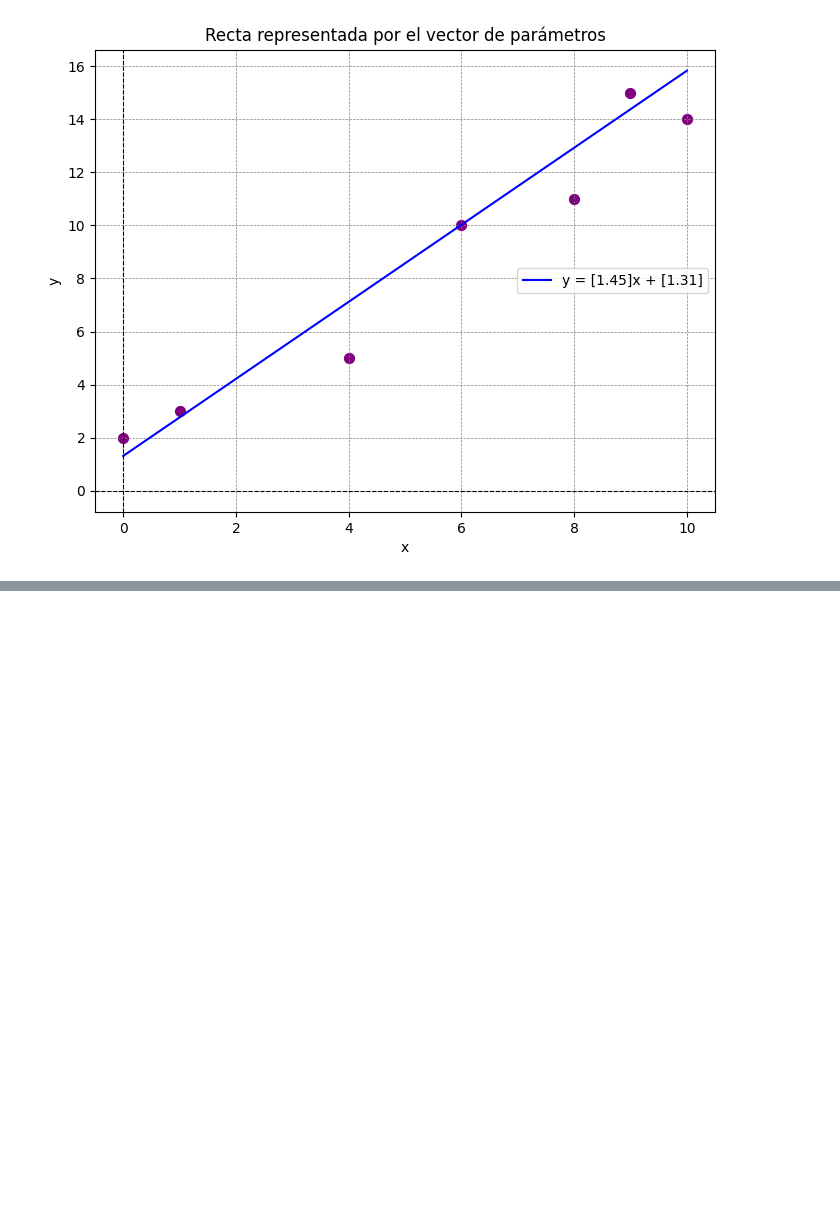
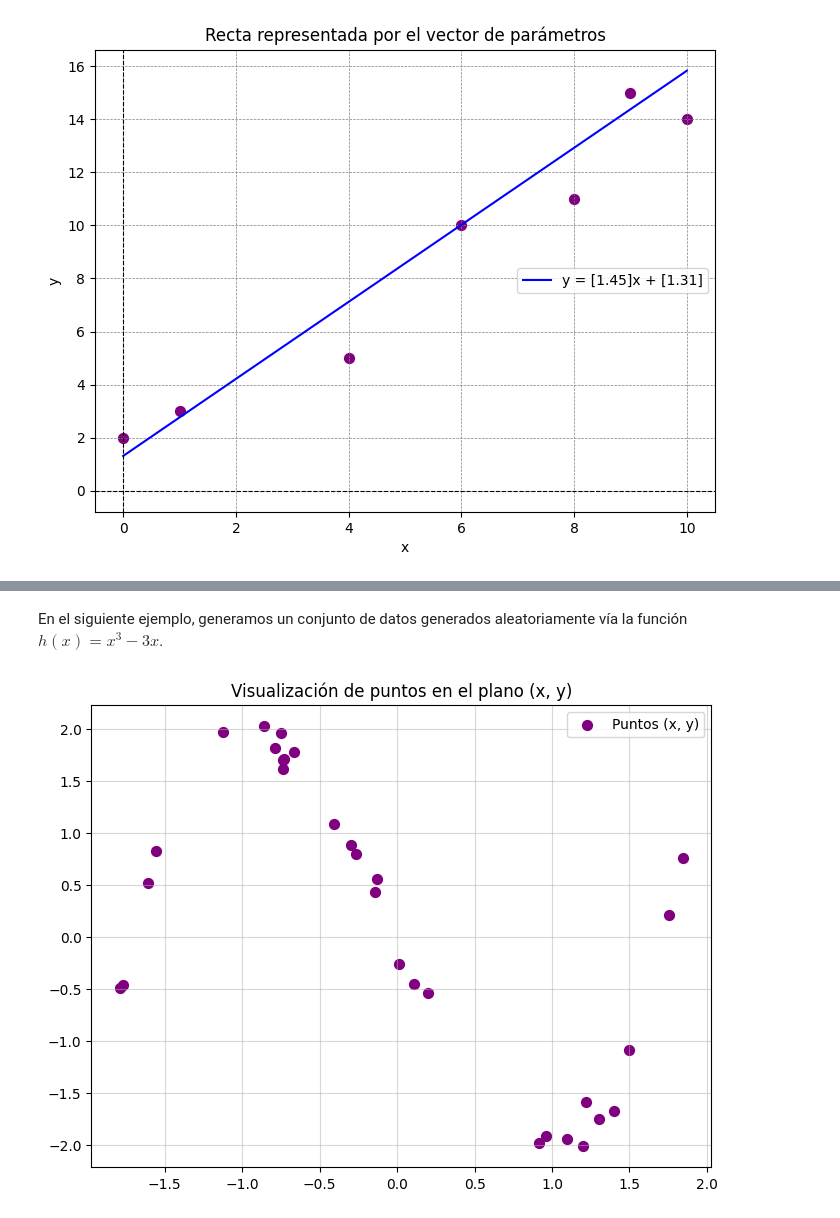
Before and after one commit to unalmedmathnum/Gomez-Lopera-Salazar-TAREA2, a Jupyter notebook: Least_Squares.ipynb, the cells around one changed output, grey strips where cells are left out. Cells and saved outputs as stored; diff of their text form; code cells hidden in the pictures; blank space fills up the shorter version.

```diff
--- a/Least_Squares.ipynb
+++ b/Least_Squares.ipynb
@@ -163,0 +174,31 @@ points_y = Y  # Coordenadas y correspondientes
+# %%
+import numpy as np
+
+def gen_data(n, i, j, f):
+    # Generate n random samples in the range [i, j)
+    X = np.random.uniform(i, j, n)
+
+    # Add noise to the function f(x)
+    f_noisy = lambda x: f(x) + np.random.normal(0, 0.1)  # Adjust noise level as needed
+
+    # Apply the noisy function to X to generate Y
+    Y = np.array([f_noisy(x) for x in X])
+
+    return X, Y
+# %% [markdown]
+En el siguiente ejemplo, generamos un conjunto de datos generados aleatoriamente vía la función $h(x) = x^3 - 3x$.
+# %%
+X, Y = gen_data(30, -2, 2, lambda x: x**3 - 3*x)
+
+# Crear puntos (x, y) en el plano
+points_x = X.flatten()  # Extraer coordenadas x
+points_y = Y  # Coordenadas y correspondientes
+
+plt.figure(figsize= (8, 6))
+plt.scatter(points_x, points_y, color='purple', label='Puntos (x, y)', s=50, )
+plt.grid(alpha=0.5)
+plt.title('Visualización de puntos en el plano (x, y)')
+plt.legend()
+plt.show()
+# %% [output]
+[figure, added]
```
Also changed, not shown: parts of 8 cells of this notebook.
